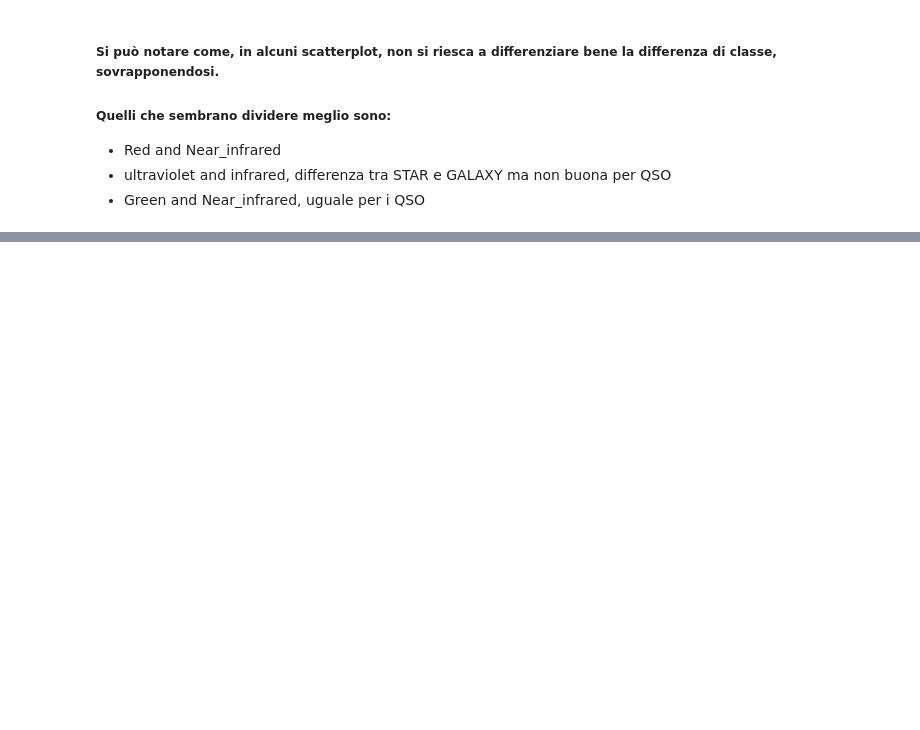
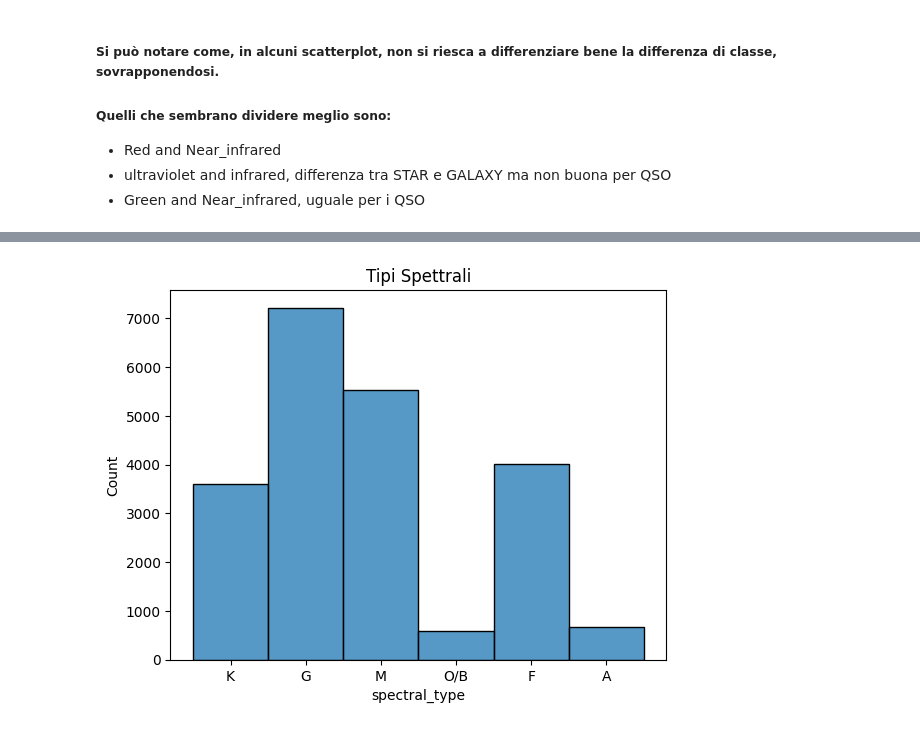
Before and after one commit to FabianCalangiu/Astronomical-Objects-Analysis, a Jupyter notebook: notebooks/explorative_analysis.ipynb, the cells around one changed output, grey strips where cells are left out. Saved outputs shown, nothing was run; the diff lists cells and outputs as text; code cells hidden in the pictures; blank space fills up the shorter version.

```diff
--- a/notebooks/explorative_analysis.ipynb
+++ b/notebooks/explorative_analysis.ipynb
@@ -171,0 +205,23 @@ plt.show()
+# %%
+stars = df[df["class"] == "STAR"].copy()
+# %%
+stars["u_g"] = stars["ultraviolet"] - stars["green"]
+stars["g_r"] = stars["green"] - stars["red"]
+stars["r_i"] = stars["red"] - stars["near_infrared"]
+stars["i_z"] = stars["near_infrared"] - stars["infrared"]
+# %%
+def spectral_type_from_gr(g_r):
+    if g_r < -0.2:
+        return "O/B"
+    elif g_r < 0.0:
+        return "A"
+    elif g_r < 0.3:
+        return "F"
+    elif g_r < 0.6:
+        return "G"
+    elif g_r < 1.0:
+        return "K"
+    else:
+        return "M"
+
+stars["spectral_type"] = stars["g_r"].apply(spectral_type_from_gr)
@@ -171,0 +237,8 @@ plt.show()
+# %%
+labels = ["K", "G", "M", "O/B", "F","A"]
+
+sns.histplot(x=stars["spectral_type"], bins=20)
+plt.title("Tipi Spettrali")
+plt.show()
+# %% [output]
+[figure, added]
```
Also changed, not shown: parts of 15 cells of this notebook.
